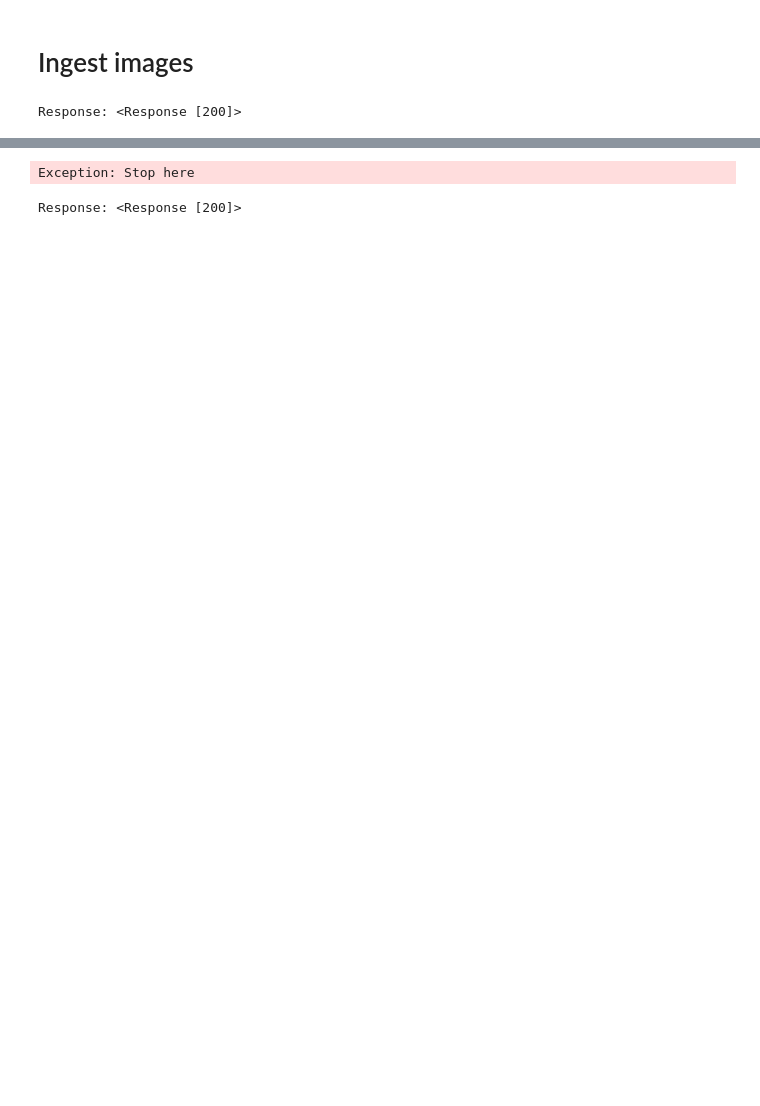
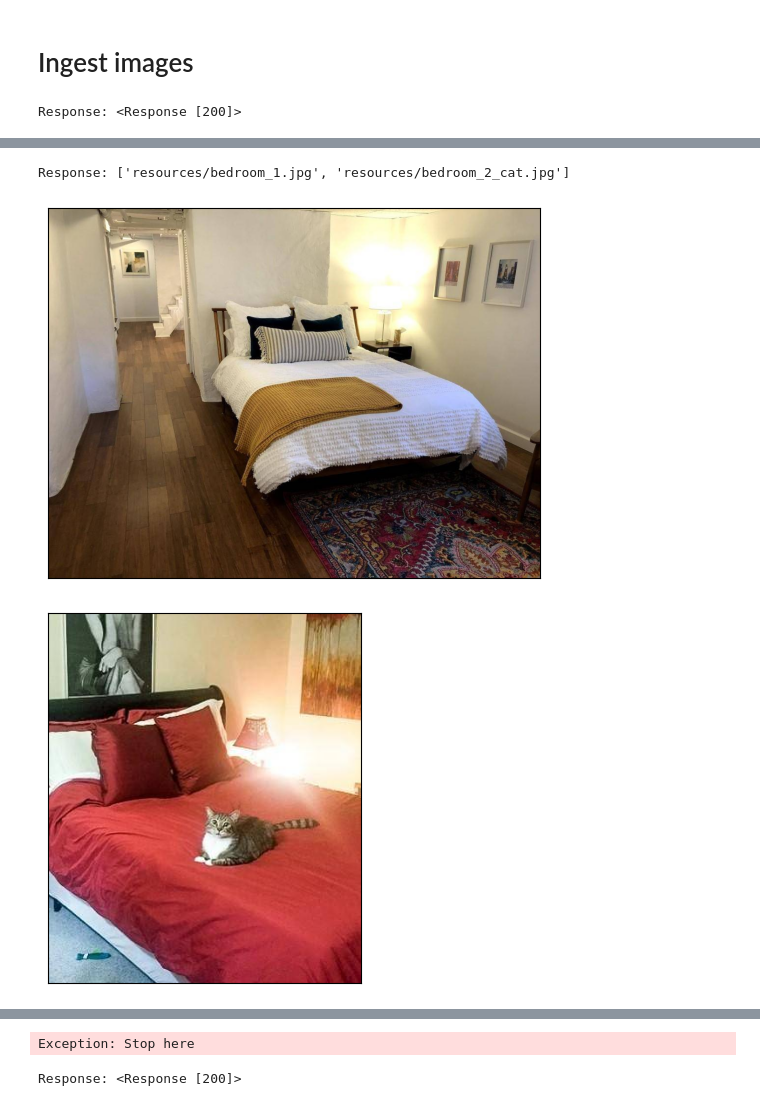
Before and after one commit to GheorgheMorari/PBL-Master-sem2, a Jupyter notebook: processing_backend/notebooks/processing_backend_test.ipynb, the cells around one changed output, grey strips where cells are left out. Drawn from its saved outputs; the diff is of its cells as text; code cells hidden in the pictures; blank space fills up the shorter version.

```diff
--- a/processing_backend/notebooks/processing_backend_test.ipynb
+++ b/processing_backend/notebooks/processing_backend_test.ipynb
@@ -82,0 +92,6 @@ Response: ['resources/kitchen_4.jpg', 'resources/kitchen_4_messy.jpg']
+# %%
+show_images_based_on_query("bedroom")
+# %% [output]
+Response: ['resources/bedroom_1.jpg', 'resources/bedroom_2_cat.jpg']
+[figure, added]
+[figure, added]
```
Also changed, not shown: parts of 4 cells of this notebook.
